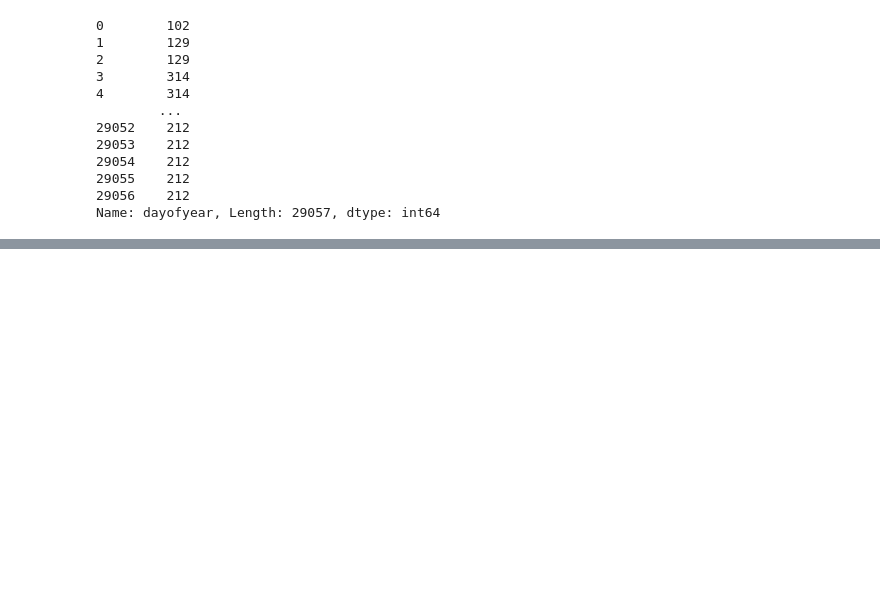
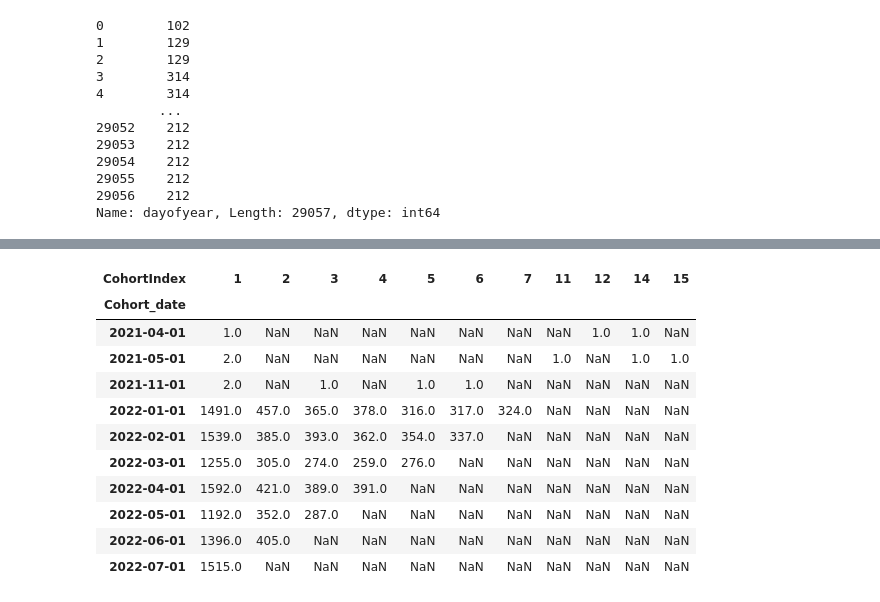
Before and after one commit to ali-talebi/Task_sf, a Jupyter notebook: Task1_sf.ipynb, the cells around one changed output, grey strips where cells are left out. Saved outputs shown, nothing was run; the diff lists cells and outputs as text; code cells hidden in the pictures; blank space fills up the shorter version.

```diff
--- a/Task1_sf.ipynb
+++ b/Task1_sf.ipynb
@@ -310,0 +372,2 @@ Name: dayofyear, Length: 29057, dtype: int64
+# %%
+grouping = df.groupby(['Cohort_date', 'CohortIndex'])
@@ -310,0 +402,15 @@ Name: dayofyear, Length: 29057, dtype: int64
+# %%
+cohort_counts
+# %% [output]
+| CohortIndex | 1 | 2 | 3 | 4 | 5 | 6 | 7 | 11 | 12 | 14 | 15 |
+| Cohort_date |  |  |  |  |  |  |  |  |  |  |  |
+| 2021-04-01 | 1.0 | NaN | NaN | NaN | NaN | NaN | NaN | NaN | 1.0 | 1.0 | NaN |
+| 2021-05-01 | 2.0 | NaN | NaN | NaN | NaN | NaN | NaN | 1.0 | NaN | 1.0 | 1.0 |
+| 2021-11-01 | 2.0 | NaN | 1.0 | NaN | 1.0 | 1.0 | NaN | NaN | NaN | NaN | NaN |
+| 2022-01-01 | 1491.0 | 457.0 | 365.0 | 378.0 | 316.0 | 317.0 | 324.0 | NaN | NaN | NaN | NaN |
+| 2022-02-01 | 1539.0 | 385.0 | 393.0 | 362.0 | 354.0 | 337.0 | NaN | NaN | NaN | NaN | NaN |
+| 2022-03-01 | 1255.0 | 305.0 | 274.0 | 259.0 | 276.0 | NaN | NaN | NaN | NaN | NaN | NaN |
+| 2022-04-01 | 1592.0 | 421.0 | 389.0 | 391.0 | NaN | NaN | NaN | NaN | NaN | NaN | NaN |
+| 2022-05-01 | 1192.0 | 352.0 | 287.0 | NaN | NaN | NaN | NaN | NaN | NaN | NaN | NaN |
+| 2022-06-01 | 1396.0 | 405.0 | NaN | NaN | NaN | NaN | NaN | NaN | NaN | NaN | NaN |
+| 2022-07-01 | 1515.0 | NaN | NaN | NaN | NaN | NaN | NaN | NaN | NaN | NaN | NaN |
```
Also changed, not shown: parts of 23 cells of this notebook.
